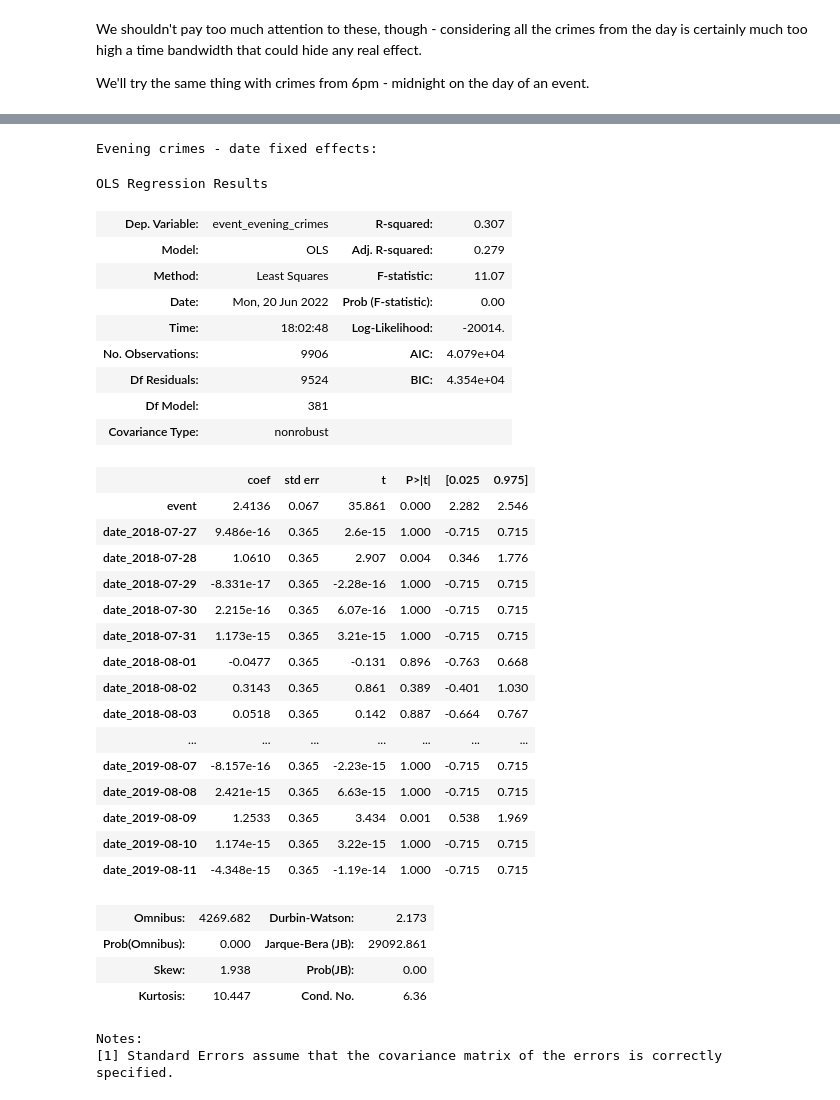
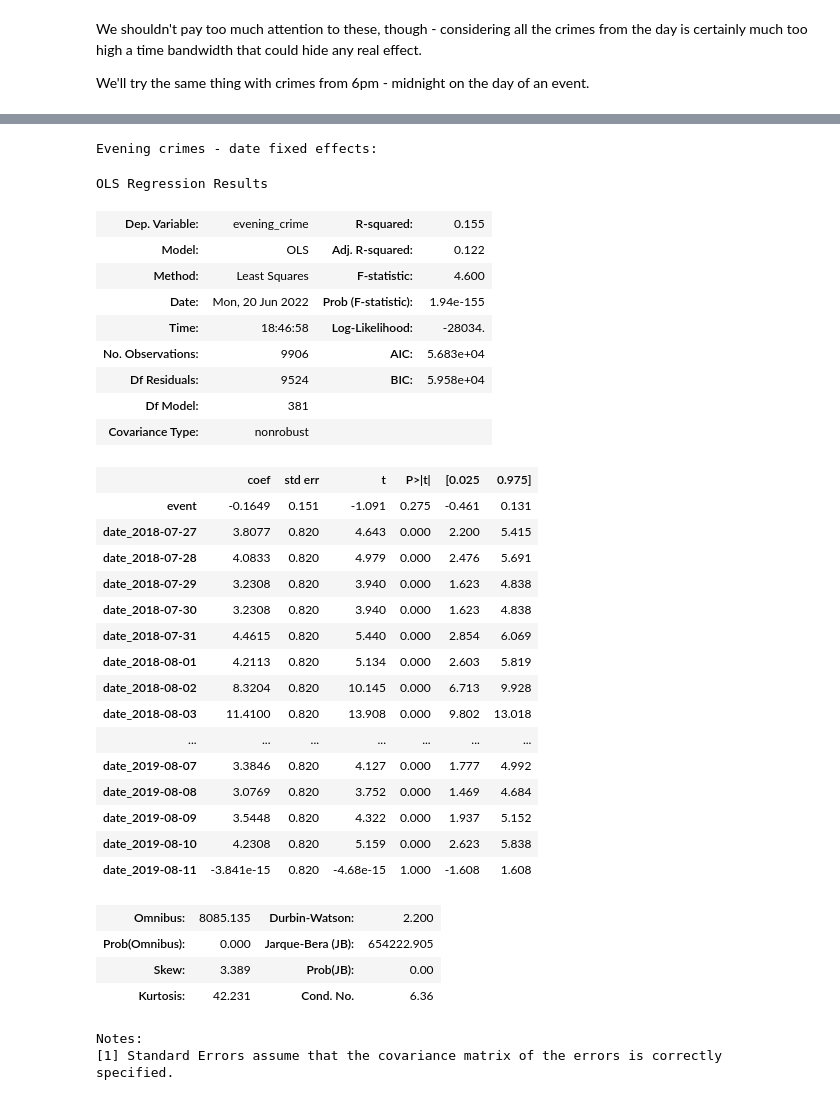
Before and after one commit to anishkanabar/lang-of-pol, a Jupyter notebook: notebooks/event-dataset/events_initial_analysis.ipynb, the cells around one changed output, grey strips where cells are left out. Saved outputs shown, nothing was run; the diff lists cells and outputs as text; code cells hidden in the pictures.

```diff
--- a/notebooks/event-dataset/events_initial_analysis.ipynb
+++ b/notebooks/event-dataset/events_initial_analysis.ipynb
@@ -376,8 +376,8 @@ def add_crimes(relevant_crimes_daily,relevant_crimes,crime_type):
     return relevant_crimes_daily
 
 event_types = [
-    "day_crimes","evening_crimes","3to6_crimes","4to7_crimes","5to8_crimes",
-    "6to9_crimes","7to10_crimes","8to11_crimes","9to12_crimes"
+    "day_crimes","evening_crime","3to6_crime","4to7_crime","5to8_crime",
+    "6to9_crime","7to10_crime","8to11_crime","9to12_crime"
     ]
 for crime_type in event_types[1:]:
     relevant_crimes_daily = add_crimes(relevant_crimes_daily,relevant_crimes,crime_type)
@@ -605,42 +617,42 @@ Notes:
 [1] Standard Errors assume that the covariance matrix of the errors is correctly specified.
 # %%
 X = time_dummies.drop(columns=event_types+locations)
-Y = time_dummies.evening_crimes
+Y = time_dummies.evening_crime
 
 print('Evening crimes - date fixed effects:')
 sm.OLS(Y, X).fit().summary()
 # %% [output]
 Evening crimes - date fixed effects:
 OLS Regression Results
-| Dep. Variable: | event_evening_crimes | R-squared: | 0.307 |
-| Model: | OLS | Adj. R-squared: | 0.279 |
-| Method: | Least Squares | F-statistic: | 11.07 |
-| Date: | Mon, 20 Jun 2022 | Prob (F-statistic): | 0.00 |
-| Time: | 18:02:48 | Log-Likelihood: | -20014. |
-| No. Observations: | 9906 | AIC: | 4.079e+04 |
-| Df Residuals: | 9524 | BIC: | 4.354e+04 |
+| Dep. Variable: | evening_crime | R-squared: | 0.155 |
+| Model: | OLS | Adj. R-squared: | 0.122 |
+| Method: | Least Squares | F-statistic: | 4.600 |
+| Date: | Mon, 20 Jun 2022 | Prob (F-statistic): | 1.94e-155 |
+| Time: | 18:46:58 | Log-Likelihood: | -28034. |
+| No. Observations: | 9906 | AIC: | 5.683e+04 |
+| Df Residuals: | 9524 | BIC: | 5.958e+04 |
 | Df Model: | 381 |  |  |
 | Covariance Type: | nonrobust |  |  |
 |  | coef | std err | t | P>|t| | [0.025 | 0.975] |
-| event | 2.4136 | 0.067 | 35.861 | 0.000 | 2.282 | 2.546 |
-| date_2018-07-27 | 9.486e-16 | 0.365 | 2.6e-15 | 1.000 | -0.715 | 0.715 |
-| date_2018-07-28 | 1.0610 | 0.365 | 2.907 | 0.004 | 0.346 | 1.776 |
-| date_2018-07-29 | -8.331e-17 | 0.365 | -2.28e-16 | 1.000 | -0.715 | 0.715 |
-| date_2018-07-30 | 2.215e-16 | 0.365 | 6.07e-16 | 1.000 | -0.715 | 0.715 |
-| date_2018-07-31 | 1.173e-15 | 0.365 | 3.21e-15 | 1.000 | -0.715 | 0.715 |
-| date_2018-08-01 | -0.0477 | 0.365 | -0.131 | 0.896 | -0.763 | 0.668 |
-| date_2018-08-02 | 0.3143 | 0.365 | 0.861 | 0.389 | -0.401 | 1.030 |
-| date_2018-08-03 | 0.0518 | 0.365 | 0.142 | 0.887 | -0.664 | 0.767 |
+| event | -0.1649 | 0.151 | -1.091 | 0.275 | -0.461 | 0.131 |
+| date_2018-07-27 | 3.8077 | 0.820 | 4.643 | 0.000 | 2.200 | 5.415 |
+| date_2018-07-28 | 4.0833 | 0.820 | 4.979 | 0.000 | 2.476 | 5.691 |
+| date_2018-07-29 | 3.2308 | 0.820 | 3.940 | 0.000 | 1.623 | 4.838 |
+| date_2018-07-30 | 3.2308 | 0.820 | 3.940 | 0.000 | 1.623 | 4.838 |
+| date_2018-07-31 | 4.4615 | 0.820 | 5.440 | 0.000 | 2.854 | 6.069 |
+| date_2018-08-01 | 4.2113 | 0.820 | 5.134 | 0.000 | 2.603 | 5.819 |
+| date_2018-08-02 | 8.3204 | 0.820 | 10.145 | 0.000 | 6.713 | 9.928 |
+| date_2018-08-03 | 11.4100 | 0.820 | 13.908 | 0.000 | 9.802 | 13.018 |
 | ... | ... | ... | ... | ... | ... | ... |
-| date_2019-08-07 | -8.157e-16 | 0.365 | -2.23e-15 | 1.000 | -0.715 | 0.715 |
-| date_2019-08-08 | 2.421e-15 | 0.365 | 6.63e-15 | 1.000 | -0.715 | 0.715 |
-| date_2019-08-09 | 1.2533 | 0.365 | 3.434 | 0.001 | 0.538 | 1.969 |
-| date_2019-08-10 | 1.174e-15 | 0.365 | 3.22e-15 | 1.000 | -0.715 | 0.715 |
-| date_2019-08-11 | -4.348e-15 | 0.365 | -1.19e-14 | 1.000 | -0.715 | 0.715 |
+| date_2019-08-07 | 3.3846 | 0.820 | 4.127 | 0.000 | 1.777 | 4.992 |
+| date_2019-08-08 | 3.0769 | 0.820 | 3.752 | 0.000 | 1.469 | 4.684 |
+| date_2019-08-09 | 3.5448 | 0.820 | 4.322 | 0.000 | 1.937 | 5.152 |
+| date_2019-08-10 | 4.2308 | 0.820 | 5.159 | 0.000 | 2.623 | 5.838 |
+| date_2019-08-11 | -3.841e-15 | 0.820 | -4.68e-15 | 1.000 | -1.608 | 1.608 |
-| Omnibus: | 4269.682 | Durbin-Watson: | 2.173 |
-| Prob(Omnibus): | 0.000 | Jarque-Bera (JB): | 29092.861 |
-| Skew: | 1.938 | Prob(JB): | 0.00 |
-| Kurtosis: | 10.447 | Cond. No. | 6.36 |
+| Omnibus: | 8085.135 | Durbin-Watson: | 2.200 |
+| Prob(Omnibus): | 0.000 | Jarque-Bera (JB): | 654222.905 |
+| Skew: | 3.389 | Prob(JB): | 0.00 |
+| Kurtosis: | 42.231 | Cond. No. | 6.36 |
 Notes:
 [1] Standard Errors assume that the covariance matrix of the errors is correctly specified.
 # %% [markdown]
```
Also changed, not shown: parts of 14 cells of this notebook, 1 other file.
